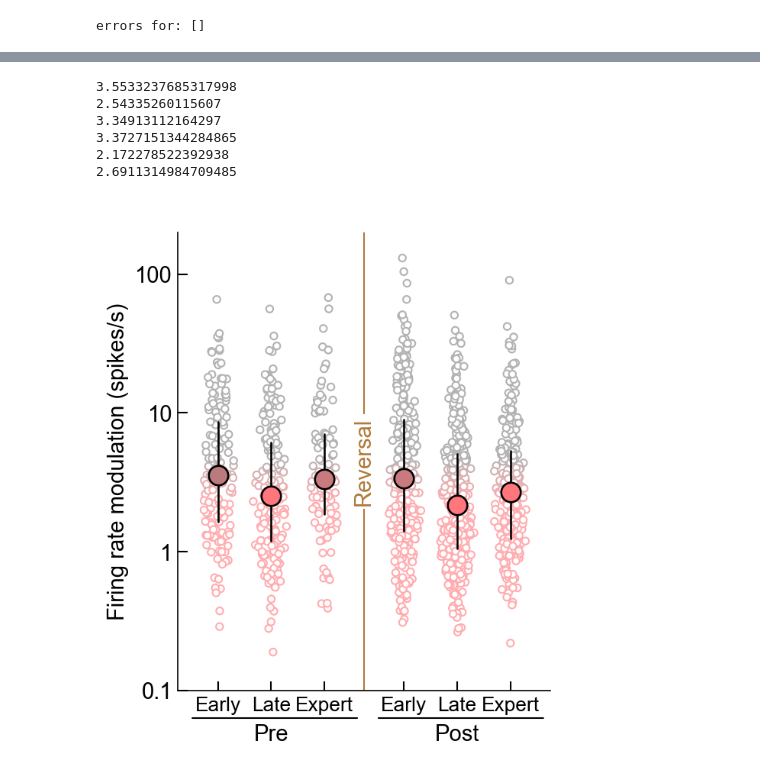
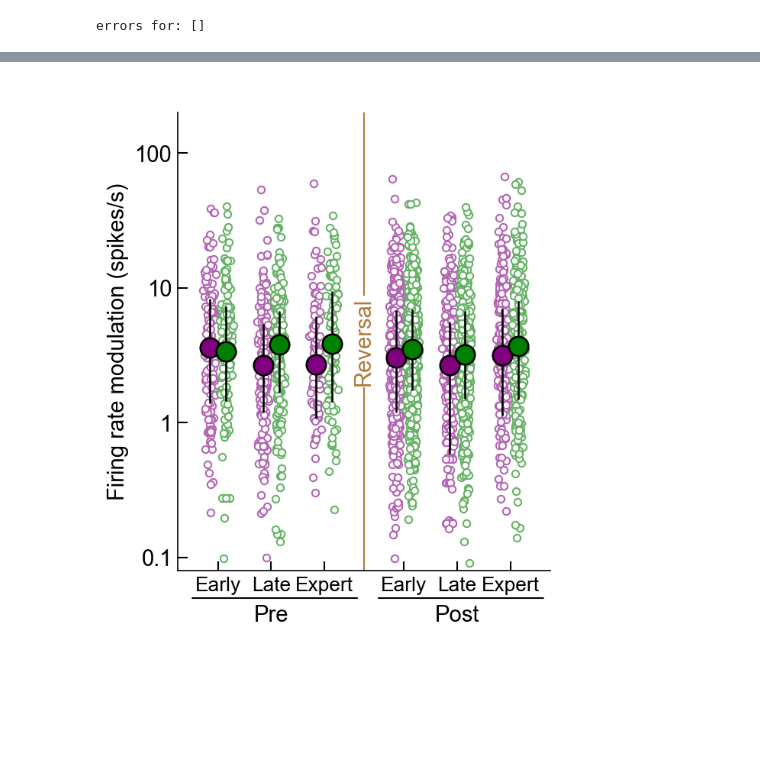
Before and after one commit to InsanallyLab/TothSidleck2024, a Jupyter notebook: Notebooks/Revisions/ChoiceGoNogoSummary.ipynb, the cells around one changed output, grey strips where cells are left out. Cells and saved outputs as stored; diff of their text form; code cells hidden in the pictures; blank space fills up the shorter version.

Commit message:
Correct incorrect figures for revision

```diff
--- a/Notebooks/Revisions/ChoiceGoNogoSummary.ipynb
+++ b/Notebooks/Revisions/ChoiceGoNogoSummary.ipynb
@@ -172,6 +172,7 @@ cluster_list = []
 learning_phase_list = []
 go_FR_list = []
 nogo_FR_list = []
+pval_gonogo_list = []
 
 for idx,(session,clust) in tqdm(enumerate(zip(EnumSession,EnumClust))):
     sessionfile = ilep.loadSessionCached(act_directory,session)
@@ -191,12 +192,14 @@ for idx,(session,clust) in tqdm(enumerate(zip(EnumSession,EnumClust))):
         starttime = response_times[trial]-50*sessionfile.meta.fs/1000
         endtime = response_times[trial]
         this_trial_spikes = ilep.getSpikeTimes(sessionfile,clust=clust,starttime=starttime,endtime=endtime)
-        goTrialSpikes.append(len(this_trial_spikes))
+        this_trial_FR = len(this_trial_spikes) / 0.05
+        goTrialSpikes.append(this_trial_FR)
     for trial in allConditions['nogo'].trials:
         starttime = response_times[trial]-50*sessionfile.meta.fs/1000
         endtime = response_times[trial]
         this_trial_spikes = ilep.getSpikeTimes(sessionfile,clust=clust,starttime=starttime,endtime=endtime)
-        nogoTrialSpikes.append(len(this_trial_spikes))
+        this_trial_FR = len(this_trial_spikes) / 0.05
+        nogoTrialSpikes.append(this_trial_FR)
 
     animal_list.append(sessionfile.meta.animal)
     session_list.append(session)
@@ -204,6 +207,7 @@ for idx,(session,clust) in tqdm(enumerate(zip(EnumSession,EnumClust))):
     learning_phase_list.append(EILphases[idx])
     go_FR_list.append(np.mean(goTrialSpikes))
     nogo_FR_list.append(np.mean(nogoTrialSpikes))
+    pval_gonogo_list.append(ttest_ind(goTrialSpikes,nogoTrialSpikes).pvalue)
 # %% [output]
 session BS_56_7_AC_10-29-2021 clust 4 tried to load saved active trials but failed. Error: 22
 session BS_56_7_AC_10-29-2021 clust 4 tried to load saved active trials but failed. Error: 22
@@ -250,6 +257,7 @@ df_dict['cluster'] = cluster_list
 df_dict['learning phase'] = learning_phase_list
 df_dict['go firing rate'] = go_FR_list
 df_dict['nogo firing rate'] = nogo_FR_list
+df_dict['go nogo significance'] = pval_gonogo_list
 df = pd.DataFrame(df_dict)
 # %%
 df
@@ -270,3 +327,6 @@ df
+# %%
+stdfont = 14
+stdyfrac = 0.06
 # %%
 def add_axis_size(fig, ax_w, ax_h, left, bottom):
     fig_w, fig_h = fig.get_size_inches()
@@ -296,44 +356,57 @@ spread = 2.5
 ###
 
 FRmod_baseline_median = 3.5
-data = [FRmod_preearly,FRmod_prelate,FRmod_preexpert,FRmod_postearly,FRmod_postlate,FRmod_postexpert]
+data_go = [FR_go_preearly,FR_go_prelate,FR_go_preexpert,FR_go_postearly,FR_go_postlate,FR_go_postexpert]
+data_nogo = [FR_nogo_preearly,FR_nogo_prelate,FR_nogo_preexpert,FR_nogo_postearly,FR_nogo_postlate,FR_nogo_postexpert]
 labels = ['Early','Late','Expert','Early','Late','Expert']
-numCon = len(data)
+numCon = 6
 
 ###
-X = [np.ones(len(l))*idx + polarity*switch_offset for idx,(l,polarity) in enumerate(zip(data,[-1,-1,-1,1,1,1]))]
-_,Y = ilep.violin(np.concatenate(X),np.concatenate(data),width=0.75,minjitter=0.075)
-X,_ = ilep.violin(np.concatenate(X),np.log10(np.concatenate(data)),width=0.75,minjitter=0.075)
-colors = NCR_CR_cmap( (Y-(mn-spread/2))/ (spread) )
+X = [np.ones(len(l))*idx + polarity*switch_offset for idx,(l,polarity) in enumerate(zip(data_nogo,[-1,-1,-1,1,1,1]))]
+_,Y = ilep.violin(np.concatenate(X),np.concatenate(data_nogo),width=0.25,minjitter=0.075)
+X,_ = ilep.violin(np.concatenate(X),np.log10(np.concatenate(data_nogo)),width=0.25,minjitter=0.075)
+X = np.array(X) - 0.15
+ax.scatter(X, Y, s=size, ec='purple', fc='white', lw=1,zorder=-10,clip_on=False)
+###
+X = [np.ones(len(l))*idx + polarity*switch_offset for idx,(l,polarity) in enumerate(zip(data_go,[-1,-1,-1,1,1,1]))]
+_,Y = ilep.violin(np.concatenate(X),np.concatenate(data_go),width=0.25,minjitter=0.075)
+X,_ = ilep.violin(np.concatenate(X),np.log10(np.concatenate(data_go)),width=0.25,minjitter=0.075)
+X = np.array(X) + 0.15
+ax.scatter(X, Y, s=size, ec='green', fc='white', lw=1,zorder=-10,clip_on=False)
 
-ax.scatter(X, Y, s=size, ec=colors, fc='white', lw=1,zorder=-10,clip_on=False)
+
 ax.set_yscale('log',subs=[])
 
 #Plot summary
-for idx,(column,polarity) in enumerate(zip(data,[-1,-1,-1,1,1,1])):
+for idx,(column,polarity) in enumerate(zip(data_nogo,[-1,-1,-1,1,1,1])):
     column = ilep.rmnan(column)
     percentCR = np.nanmean(np.greater(column,FRmod_baseline_median))*100
-
-    eye_color= NCR_CR_cmap((percentCR-40)/20)
+    eye_color= 'purple'#NCR_CR_cmap((percentCR-40)/20)
     border_color = 'k'#NCR_CR_cmap((percentCR-40)/20)
-#     r,g,b = mpl.colors.to_rgb(eye_color)
-#     h,l,s = colorsys.rgb_to_hls(r,g,b)
-
     Q1, median, Q3 = (np.percentile(column, q) for q in [25, 50, 75])
 #     median = np.mean(column)
 #     Q1 = median - sem(column)
 #     Q1 = median + sem(column)
+    ax.scatter([idx+polarity*switch_offset-0.15], [median], ec=border_color,fc=eye_color, s=summary_size,lw=summary_width, zorder=10)
+    ax.plot([idx+polarity*switch_offset-0.15, idx+polarity*switch_offset-0.15], [Q1, Q3], c=border_color, lw=summary_width, zorder=9, solid_capstyle='round')#Plot summary
 
-    print(median)
-
-    ax.scatter([idx+polarity*switch_offset], [median], ec=border_color,fc=eye_color, s=summary_size,lw=summary_width, zorder=10)
-    ax.plot([idx+polarity*switch_offset, idx+polarity*switch_offset], [Q1, Q3], c=border_color, lw=summary_width, zorder=9, solid_capstyle='round')
+for idx,(column,polarity) in enumerate(zip(data_go,[-1,-1,-1,1,1,1])):
+    column = ilep.rmnan(column)
+    percentCR = np.nanmean(np.greater(column,FRmod_baseline_median))*100
+    eye_color= 'green'#NCR_CR_cmap((percentCR-40)/20)
+    border_color = 'k'#NCR_CR_cmap((percentCR-40)/20)
+    Q1, median, Q3 = (np.percentile(column, q) for q in [25, 50, 75])
+#     median = np.mean(column)
+#     Q1 = median - sem(column)
+#     Q1 = median + sem(column)
+    ax.scatter([idx+polarity*switch_offset+0.15], [median], ec=border_color,fc=eye_color, s=summary_size,lw=summary_width, zorder=10)
+    ax.plot([idx+polarity*switch_offset+0.15, idx+polarity*switch_offset+0.15], [Q1, Q3], c=border_color, lw=summary_width, zorder=9, solid_capstyle='round')
 
 
 ################################################################################################################
 labels = ['Early','Late','Expert','Early','Late','Expert']
 
-ax.set_ylim([0.1,200])
+ax.set_ylim([0.08,200])
 ax.set_yticks([0.1,1,10,100])
 ax.set_yticklabels(['0.1','1','10','100'])
 ylab = ax.set_ylabel('Firing rate modulation (spikes/s)')
@@ -345,37 +418,31 @@ ax.set_xticklabels(labels)
 
 xtick_pos_pre = ax.get_xticks()[1]
 xtick_pos_post = ax.get_xticks()[4]
 Yval = ilep.getPrePostLabelYval(ax.get_ylim(),Yfrac=-2*stdyfrac,log=True)
 t1 = ax.text(xtick_pos_pre, Yval, 'Pre', ha='center', va='bottom', fontsize=stdfont,color='k')
 t2 = ax.text(xtick_pos_post, Yval, 'Post', ha='center', va='bottom',  fontsize=stdfont,color='k')
 ax.annotate('', xy=(0.03, -stdyfrac), xycoords='axes fraction', xytext=(0.49, -stdyfrac),arrowprops=dict(arrowstyle='-', color='black'))
 ax.annotate('', xy=(0.53, -stdyfrac), xycoords='axes fraction', xytext=(0.99, -stdyfrac),arrowprops=dict(arrowstyle='-', color='black'))
 
 ax.tick_params(direction='in', length=6, width=1)
 
 for item in ([ax.title, ax.xaxis.label, ax.yaxis.label] +
     ax.get_xticklabels() + ax.get_yticklabels()):
     item.set_fontsize(stdfont)
 for item in (ax.get_xticklabels()):
     item.set_fontsize(stdfont*0.9)
     pass
 
 Y = np.mean(ax.get_ylim())
 Y = 10**np.mean(np.log10(ax.get_ylim()))
 t = ax.text(2.5,Y,'Reversal',rotation=90,fontsize=stdfont,color=SWITCH_COLOR,horizontalalignment='center',verticalalignment='center')
 ax.plot([2.5]*2,[ax.get_ylim()[0],Y*0.45],lw=1,color=SWITCH_COLOR)
 ax.plot([2.5]*2,[ax.get_ylim()[1],Y/0.45],lw=1,color=SWITCH_COLOR)
 
 ax.fill_between(ax.get_xlim(),[ax.get_ylim()[0]]*2,[ax.get_ylim()[1]*2]*2,color='white',alpha=0.4,zorder=-5,clip_on=False)
 
 ttl = ax.set_title(' ')
 artists = [ylab,t1,t2,ttl]
 # fig.savefig(os.path.join('D:\\\\Figures','Manuscript Figures','AC FRmodulation all cells over learning V'+str(current_version)+'.pdf'),transparent=False,facecolor="white",dpi=400, bbox_extra_artists=(artists), bbox_inches='tight')
 # %% [output]
-3.5533237685317998
-2.54335260115607
-3.34913112164297
-3.3727151344284865
-2.172278522392938
-2.6911314984709485
-[figure, old version]
+[figure, new version]
```
Also changed, not shown: parts of 9 cells of this notebook, 5 other files.
